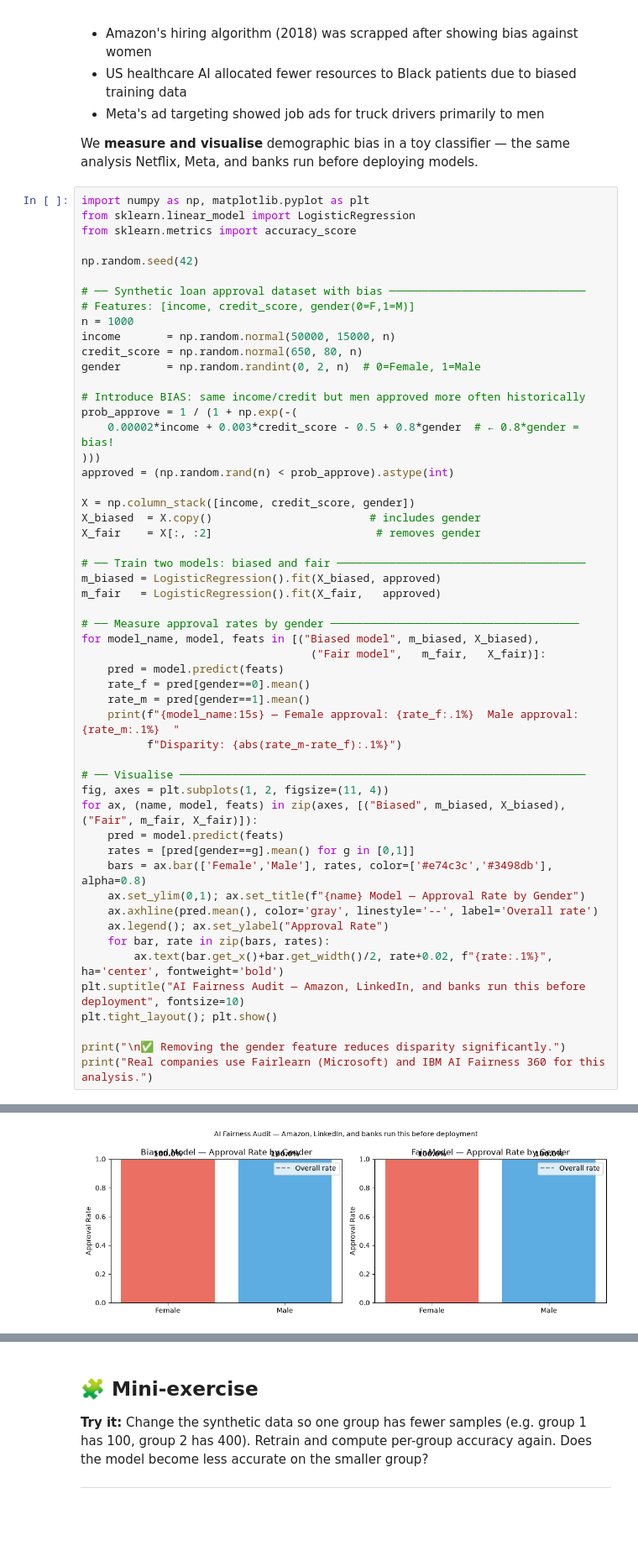
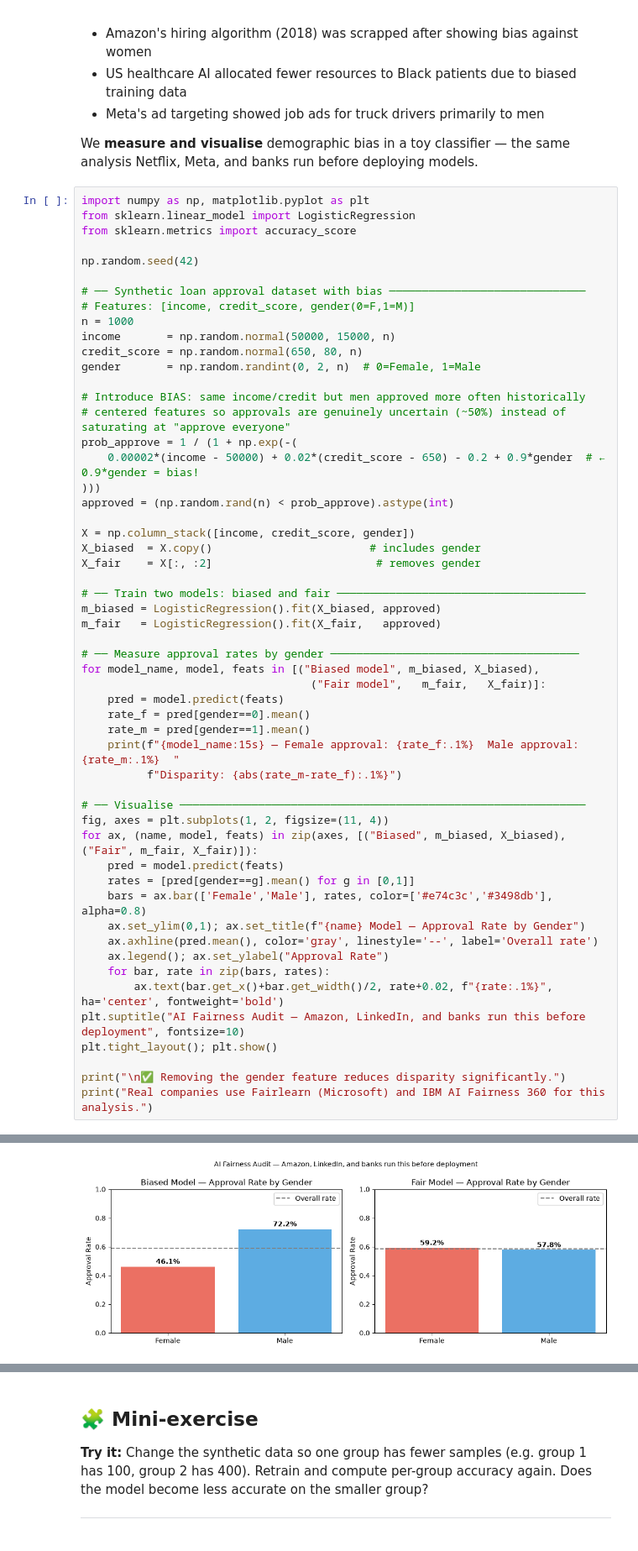
Before and after one commit to A-Alwabel/AI-Diploma-Program, a Jupyter notebook: Course 08/unit4-advanced-dl/examples/04_ethical_concerns_in_ai_bias_fairness_interpretability.ipynb, the cells around one changed output, grey strips where cells are left out. Shown at 84% size. Saved outputs shown, nothing was run; the diff lists cells and outputs as text.

```diff
--- a/Course 08/unit4-advanced-dl/examples/04_ethical_concerns_in_ai_bias_fairness_interpretability.ipynb
+++ b/Course 08/unit4-advanced-dl/examples/04_ethical_concerns_in_ai_bias_fairness_interpretability.ipynb
@@ -104,8 +104,9 @@ credit_score = np.random.normal(650, 80, n)
 gender       = np.random.randint(0, 2, n)  # 0=Female, 1=Male
 
 # Introduce BIAS: same income/credit but men approved more often historically
+# centered features so approvals are genuinely uncertain (~50%) instead of saturating at "approve everyone"
 prob_approve = 1 / (1 + np.exp(-(
-    0.00002*income + 0.003*credit_score - 0.5 + 0.8*gender  # ← 0.8*gender = bias!
+    0.00002*(income - 50000) + 0.02*(credit_score - 650) - 0.2 + 0.9*gender  # ← 0.9*gender = bias!
 )))
 approved = (np.random.rand(n) < prob_approve).astype(int)
 
@@ -148,4 +149,4 @@ Fair model      — Female approval: 100.0%  Male approval: 100.0%  Disparity: 0
-[figure, old version]
+[figure, new version]
 ✅ Removing the gender feature reduces disparity significantly.
 Real companies use Fairlearn (Microsoft) and IBM AI Fairness 360 for this analysis.
 # %% [markdown]
```
Also changed, not shown: parts of 1 cell of this notebook, 3 other files.
